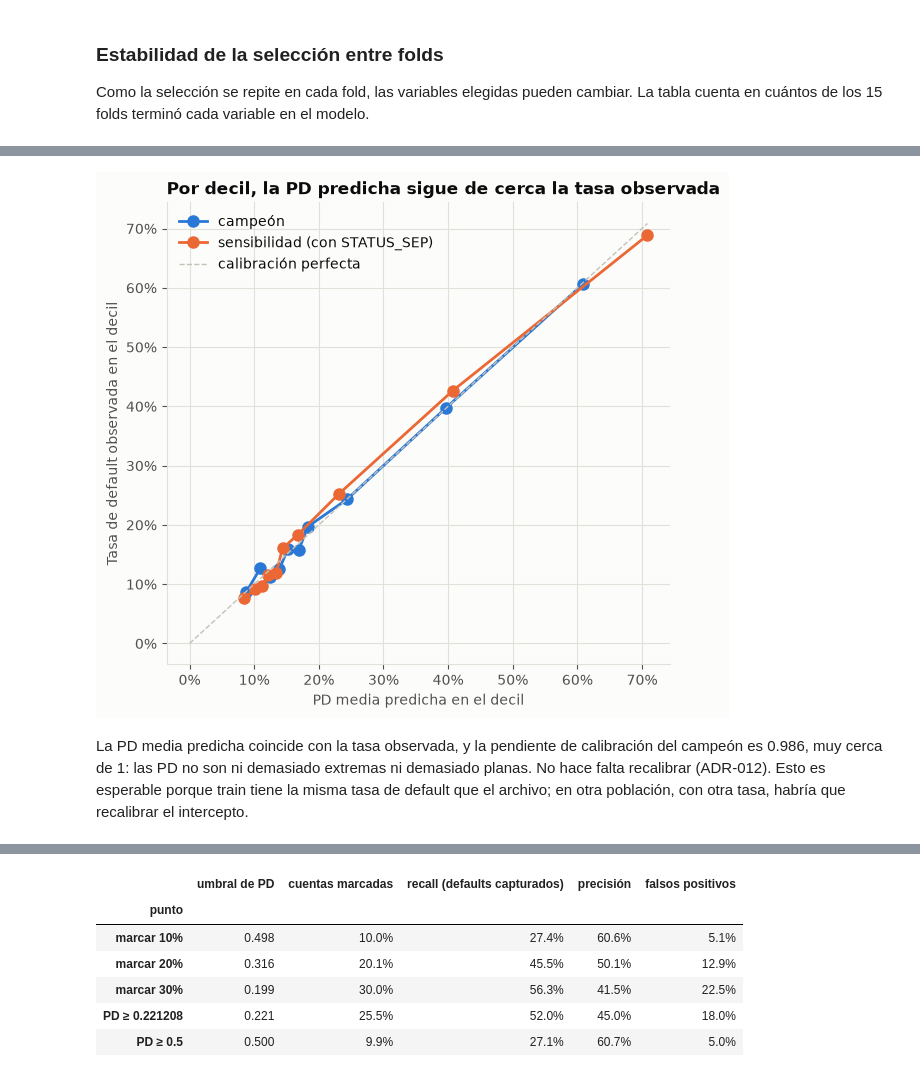
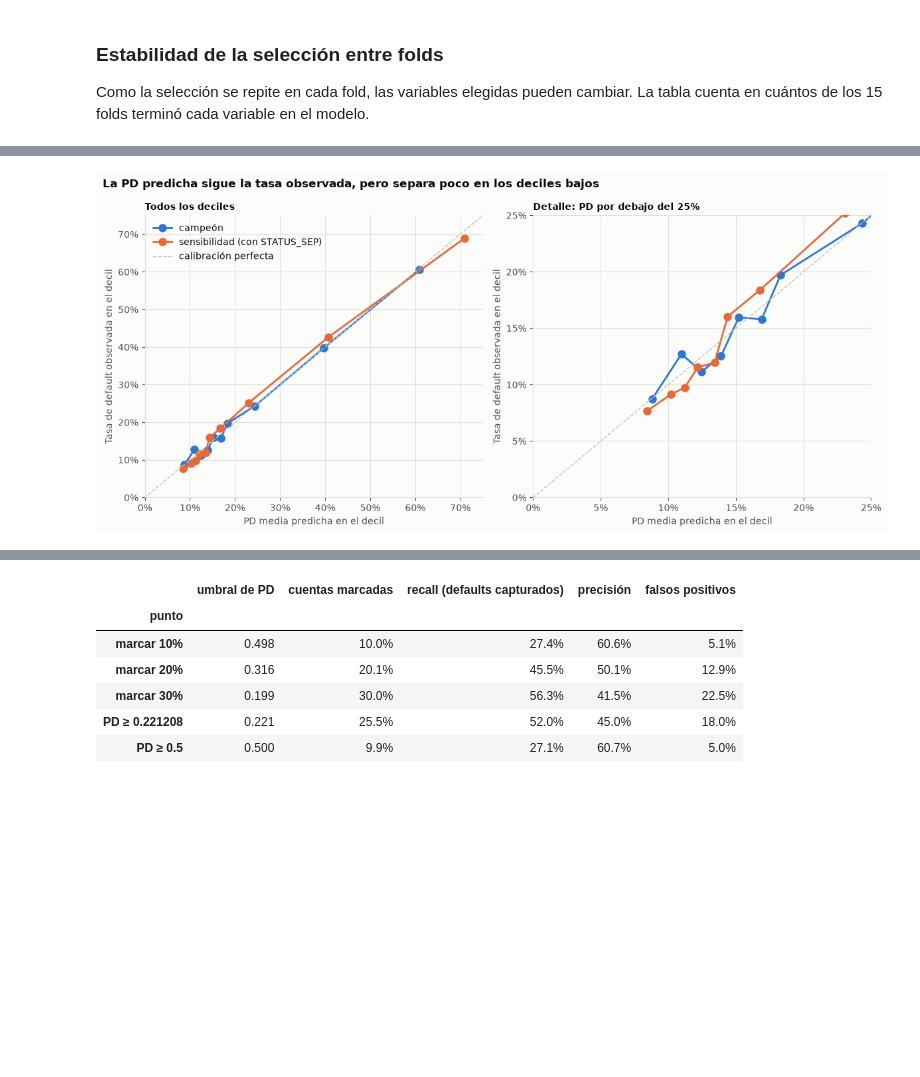
Before and after one commit to caleb9898/Credit-risk-scorecard-collections, a Jupyter notebook: notebooks/03_pd_model_logistic.ipynb, the cells around one changed output, grey strips where cells are left out. Drawn from its saved outputs; the diff is of its cells as text; code cells hidden in the pictures; blank space fills up the shorter version.

Commit message:
regenerate PD model notebook and metrics after review and update ADR-012

```diff
--- a/notebooks/03_pd_model_logistic.ipynb
+++ b/notebooks/03_pd_model_logistic.ipynb
@@ -280,8 +307,9 @@ for name, model in report["models"].items():
         "PD media predicha": f"{r1['mean_pd']:.2%}",
         "tasa observada": f"{r1['default_rate']:.2%}",
         "Brier": f"{r1['calibration']['brier']:.4f}",
-        "intercepto de calibración": f"{r1['calibration']['calibration_intercept']:.3f}",
+        "calibración global": f"{r1['calibration']['calibration_in_the_large']:.3f}",
         "pendiente de calibración": f"{r1['calibration']['calibration_slope']:.3f}",
+        "intercepto (en PD 0.5)": f"{r1['calibration']['calibration_intercept']:.3f}",
     }
 calibration = pd.DataFrame(calibration_rows).T
 calibration.index.name = "modelo"
@@ -298,4 +326,17 @@ deciles_view = deciles.rename(
 ).set_index("decil")
 print("Campeón, por decil de PD predicha")
 display(deciles_view.round(3))
+
+gap = deciles["default_rate"] - deciles["mean_pd"]
+worst = gap.abs().idxmax()
+drops = [
+    f"{int(deciles.loc[i, 'group'])} -> {int(deciles.loc[i + 1, 'group'])}"
+    for i in range(len(deciles) - 1)
+    if deciles.loc[i + 1, "default_rate"] < deciles.loc[i, "default_rate"]
+]
+print(
+    f"Mayor diferencia: decil {int(deciles.loc[worst, 'group'])}, "
+    f"PD {deciles.loc[worst, 'mean_pd']:.1%} frente a {deciles.loc[worst, 'default_rate']:.1%} observada"
+)
+print("Deciles donde la tasa observada baja en lugar de subir:", ", ".join(drops) or "ninguno")
 # %% [output]
@@ -319,33 +362,44 @@ Campeón, por decil de PD predicha
 # %%
-fig, ax = plt.subplots(figsize=(6.5, 6))
-top = 0
-for name, model in report["models"].items():
-    table = pd.DataFrame(model["cv"]["repeat_1"]["calibration_by_decile"])
+fig, axes = plt.subplots(1, 2, figsize=(12, 5.5))
+limits = {0: 0.75, 1: 0.25}  # full range, and a zoom on the low-PD deciles
+for k, ax in enumerate(axes):
+    for name, model in report["models"].items():
+        table = pd.DataFrame(model["cv"]["repeat_1"]["calibration_by_decile"])
+        ax.plot(
+            table["mean_pd"],
+            table["default_rate"],
+            marker="o",
+            markersize=8,
+            linewidth=2,
+            color=colours[name],
+            label=NAMES[name],
+        )
+    top = limits[k]
     ax.plot(
-        table["mean_pd"],
-        table["default_rate"],
-        marker="o",
-        markersize=8,
-        linewidth=2,
-        color=colours[name],
-        label=NAMES[name],
+        [0, top],
+        [0, top],
+        color="#c3c2b7",
+        linewidth=1,
+        linestyle="--",
+        label="calibración perfecta",
     )
-    top = max(top, table["mean_pd"].max(), table["default_rate"].max())
-ax.plot(
-    [0, top], [0, top], color="#c3c2b7", linewidth=1, linestyle="--", label="calibración perfecta"
+    ax.set_xlim(0, top)
+    ax.set_ylim(0, top)
+    ax.xaxis.set_major_formatter(lambda x, _: f"{x:.0%}")
+    ax.yaxis.set_major_formatter(lambda x, _: f"{x:.0%}")
+    ax.set_xlabel("PD media predicha en el decil")
+    ax.set_ylabel("Tasa de default observada en el decil")
+axes[0].set_title("Todos los deciles", fontsize=10)
+axes[1].set_title("Detalle: PD por debajo del 25%", fontsize=10)
+axes[0].legend(loc="upper left")
+fig.suptitle(
+    "La PD predicha sigue la tasa observada, pero separa poco en los deciles bajos",
+    x=0.01,
+    ha="left",
+    fontweight="bold",
 )
-ax.xaxis.set_major_formatter(lambda x, _: f"{x:.0%}")
-ax.yaxis.set_major_formatter(lambda x, _: f"{x:.0%}")
-ax.set_xlabel("PD media predicha en el decil")
-ax.set_ylabel("Tasa de default observada en el decil")
-ax.legend(loc="upper left")
-ax.set_title("Por decil, la PD predicha sigue de cerca la tasa observada")
+fig.tight_layout()
 plotting.save_figure(fig, "pd_reliability_cv")
 plt.show()
 # %% [output]
-[figure, old version]
+[figure, new version]
-# %% [markdown]
-La PD media predicha coincide con la tasa observada, y la pendiente de calibración del campeón es
-0.986, muy cerca de 1: las PD no son ni demasiado extremas ni demasiado planas. No hace falta
-recalibrar (ADR-012). Esto es esperable porque train tiene la misma tasa de default que el archivo;
-en otra población, con otra tasa, habría que recalibrar el intercepto.
```
Also changed, not shown: parts of 17 cells of this notebook, 3 other files.
